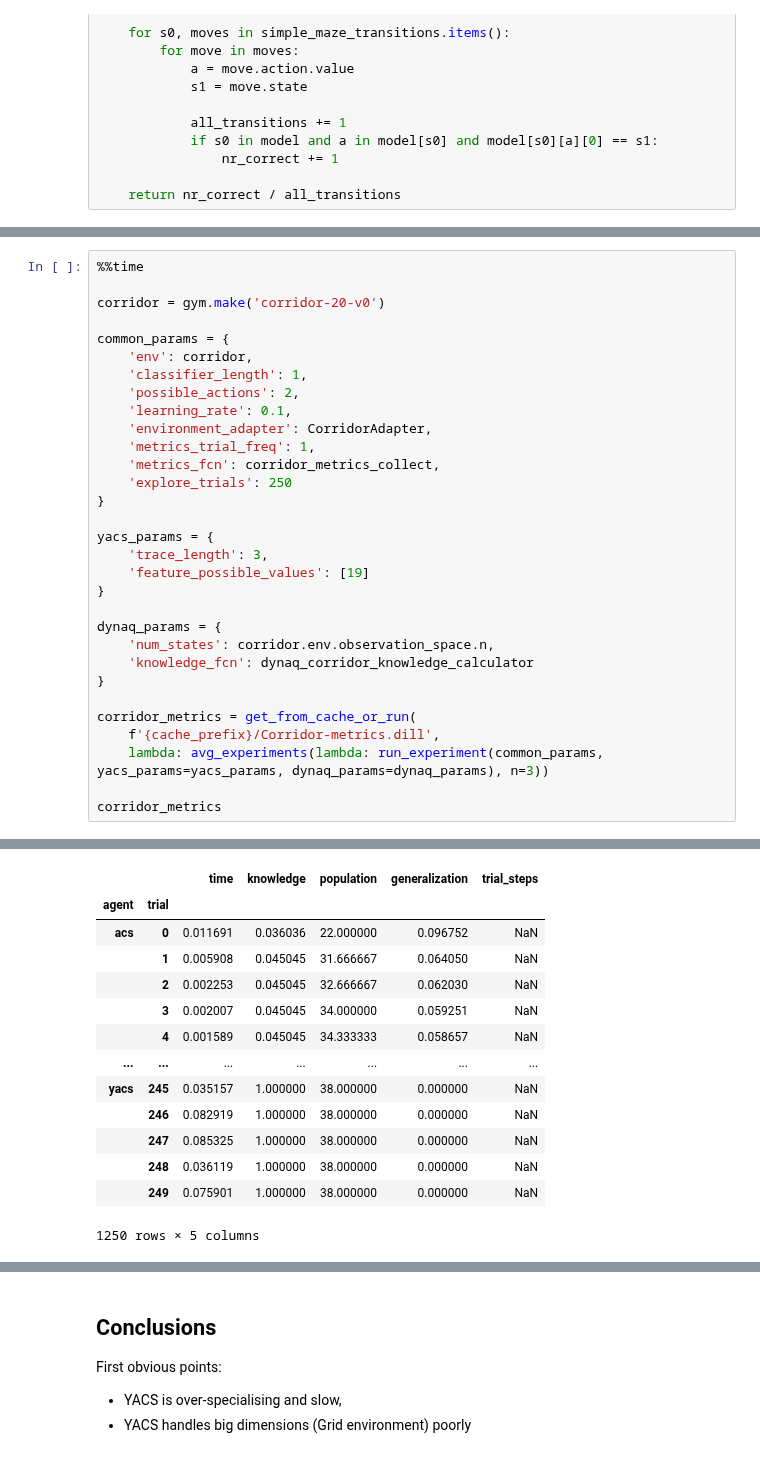
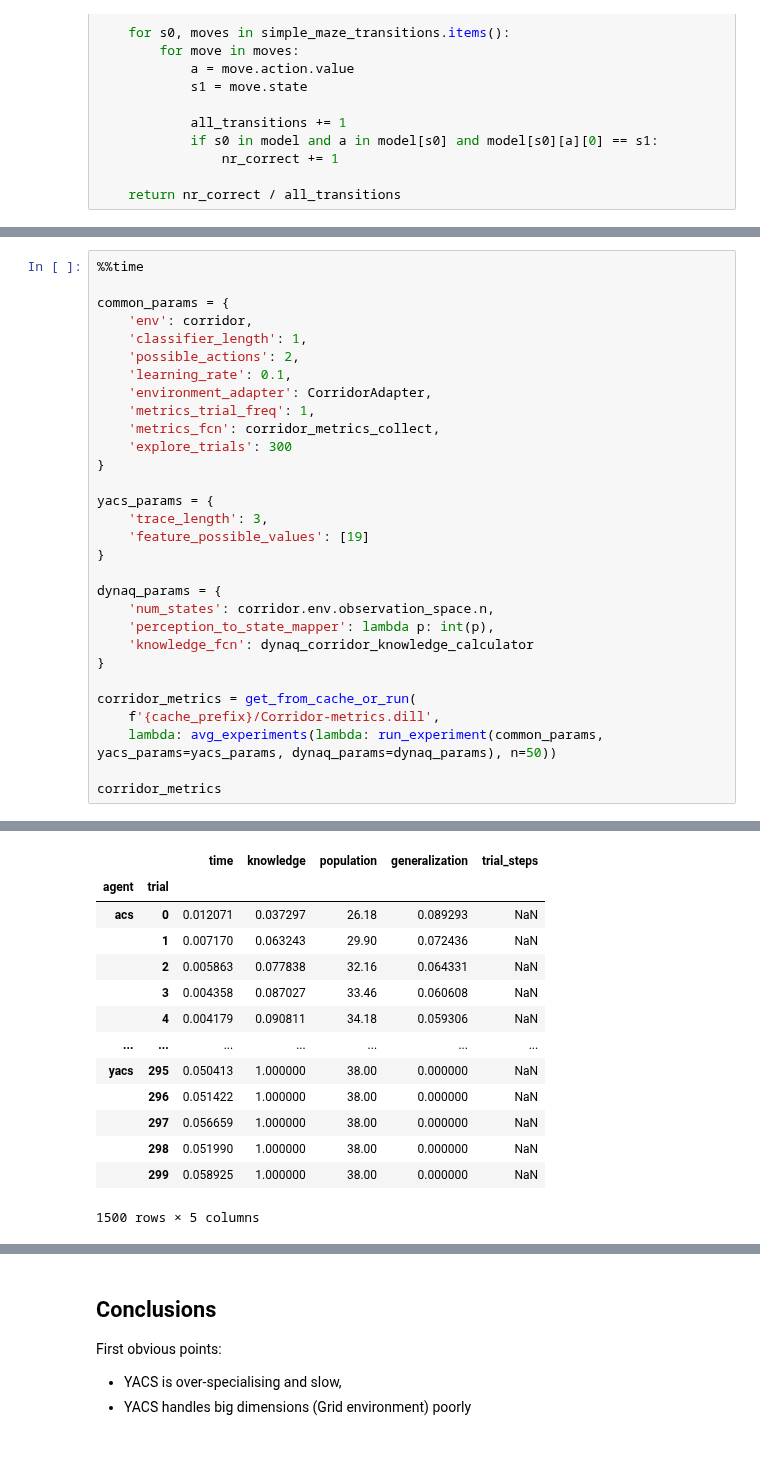
Before and after one commit to ParrotPrediction/pyalcs-experiments, a Jupyter notebook: alcs_comparison/Experiments.ipynb, the cells around one changed output, grey strips where cells are left out. Drawn from its saved outputs; the diff is of its cells as text.

```diff
--- a/alcs_comparison/Experiments.ipynb
+++ b/alcs_comparison/Experiments.ipynb
@@ -254,8 +247,6 @@ def dynaq_corridor_knowledge_calculator(model, env):
     return nr_correct / len(transitions)
 # %%
 %%time
-
-corridor = gym.make('corridor-20-v0')
 
 common_params = {
     'env': corridor,
@@ -265,7 +256,7 @@ common_params = {
     'environment_adapter': CorridorAdapter,
     'metrics_trial_freq': 1,
     'metrics_fcn': corridor_metrics_collect,
-    'explore_trials': 250
+    'explore_trials': 300
 }
 
 yacs_params = {
@@ -275,12 +266,13 @@ yacs_params = {
 
 dynaq_params = {
     'num_states': corridor.env.observation_space.n,
+    'perception_to_state_mapper': lambda p: int(p),
     'knowledge_fcn': dynaq_corridor_knowledge_calculator
 }
 
 corridor_metrics = get_from_cache_or_run(
     f'{cache_prefix}/Corridor-metrics.dill',
-    lambda: avg_experiments(lambda: run_experiment(common_params, yacs_params=yacs_params, dynaq_params=dynaq_params), n=3))
+    lambda: avg_experiments(lambda: run_experiment(common_params, yacs_params=yacs_params, dynaq_params=dynaq_params), n=50))
 
 corridor_metrics
 # %% [output]
@@ -289,14 +281,14 @@ Wall time: 1.8 ms
 |  |  | time | knowledge | population | generalization | trial_steps |
 | agent | trial |  |  |  |  |  |
-| acs | 0 | 0.011691 | 0.036036 | 22.000000 | 0.096752 | NaN |
-|  | 1 | 0.005908 | 0.045045 | 31.666667 | 0.064050 | NaN |
-|  | 2 | 0.002253 | 0.045045 | 32.666667 | 0.062030 | NaN |
-|  | 3 | 0.002007 | 0.045045 | 34.000000 | 0.059251 | NaN |
-|  | 4 | 0.001589 | 0.045045 | 34.333333 | 0.058657 | NaN |
+| acs | 0 | 0.012071 | 0.037297 | 26.18 | 0.089293 | NaN |
+|  | 1 | 0.007170 | 0.063243 | 29.90 | 0.072436 | NaN |
+|  | 2 | 0.005863 | 0.077838 | 32.16 | 0.064331 | NaN |
+|  | 3 | 0.004358 | 0.087027 | 33.46 | 0.060608 | NaN |
+|  | 4 | 0.004179 | 0.090811 | 34.18 | 0.059306 | NaN |
 | ... | ... | ... | ... | ... | ... | ... |
-| yacs | 245 | 0.035157 | 1.000000 | 38.000000 | 0.000000 | NaN |
-|  | 246 | 0.082919 | 1.000000 | 38.000000 | 0.000000 | NaN |
-|  | 247 | 0.085325 | 1.000000 | 38.000000 | 0.000000 | NaN |
-|  | 248 | 0.036119 | 1.000000 | 38.000000 | 0.000000 | NaN |
-|  | 249 | 0.075901 | 1.000000 | 38.000000 | 0.000000 | NaN |
+| yacs | 295 | 0.050413 | 1.000000 | 38.00 | 0.000000 | NaN |
+|  | 296 | 0.051422 | 1.000000 | 38.00 | 0.000000 | NaN |
+|  | 297 | 0.056659 | 1.000000 | 38.00 | 0.000000 | NaN |
+|  | 298 | 0.051990 | 1.000000 | 38.00 | 0.000000 | NaN |
+|  | 299 | 0.058925 | 1.000000 | 38.00 | 0.000000 | NaN |
-1250 rows × 5 columns
+1500 rows × 5 columns
```
Also changed, not shown: parts of 13 cells of this notebook, 5 other files.
